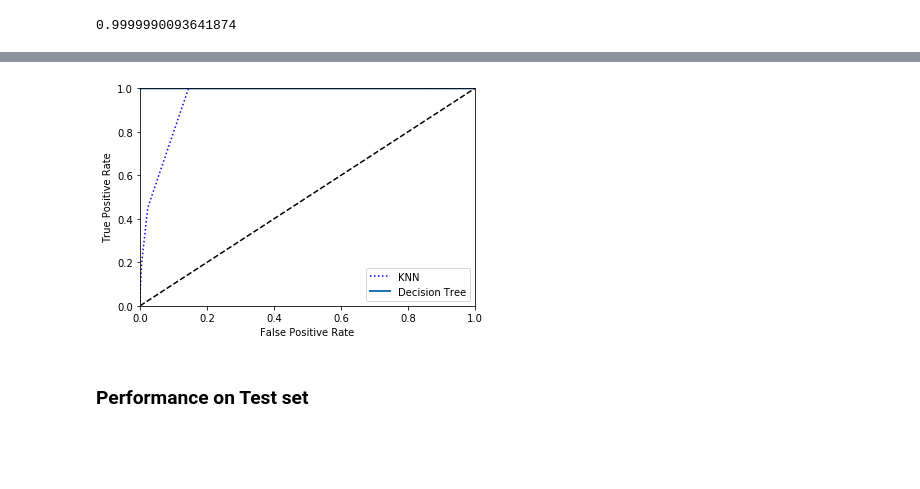
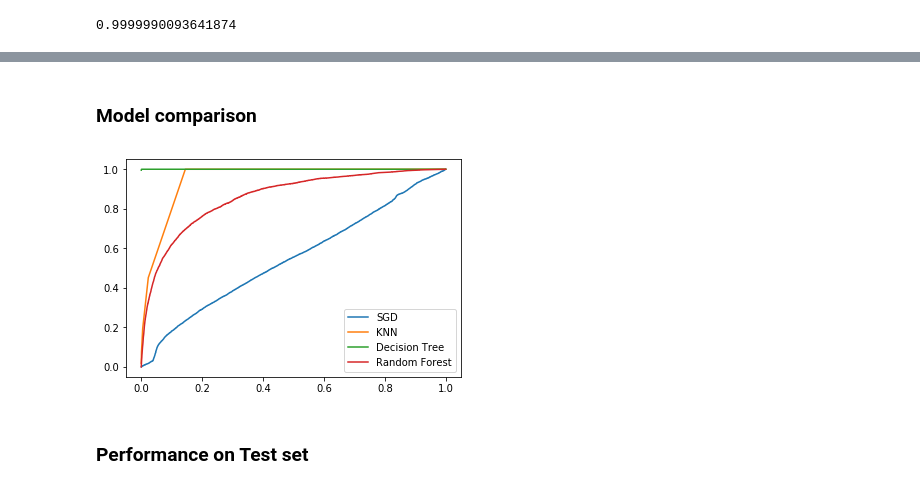
Before and after one commit to sontong22/FinancialCredit, a Jupyter notebook: TrainModels.ipynb, the cells around one changed output, grey strips where cells are left out. Saved outputs shown, nothing was run; the diff lists cells and outputs as text; code cells hidden in the pictures; blank space fills up the shorter version.

Commit message:
Finish hyperparameter tuning. WIP ROC with cross validation and model ensemble

```diff
--- a/TrainModels.ipynb
+++ b/TrainModels.ipynb
@@ -217,0 +419,4 @@ roc_auc_score(Y_train, Y_pred_proba)
+# %%
+dt = DecisionTreeClassifier()
+dt_gs = GridSearchCV(dt, param_grid, cv=5, n_jobs=-1, error_score='f1')
+dt_gs.fit(X_train, Y_train)
@@ -217,0 +446,3 @@ roc_auc_score(Y_train, Y_pred_proba)
+# %%
+dt_tuned = DecisionTreeClassifier(max_depth=5, max_features=10, min_samples_leaf=4, min_samples_split=5)
+dt_tuned.fit(X_train, Y_train)
@@ -217,0 +553,6 @@ roc_auc_score(Y_train, Y_pred_proba)
+# %%
+from sklearn.ensemble import RandomForestClassifier
+rf = RandomForestClassifier(n_estimators=500, max_leaf_nodes=16, n_jobs=-1)
+
+# Train the model using the train set
+rf.fit(X_train, Y_train)
@@ -217,0 +625,4 @@ roc_auc_score(Y_train, Y_pred_proba)
+# %%
+# Compute false positive rate, true positive rate, and thresholds
+Y_pred_proba = rf.predict_proba(X_train)[:,1]
+fpr_rf, tpr_rf, thresholds_rf = roc_curve(Y_train, Y_pred_proba)
@@ -218,9 +682,14 @@ roc_auc_score(Y_train, Y_pred_proba)
+# %% [markdown]
+### Model comparison
 # %%
-plt.plot(fpr_knn, tpr_knn, "b:", label="KNN")
-plot_roc_curve(fpr_dt, tpr_dt, "Decision Tree")
+plt.plot(fpr_sgd, tpr_sgd, label="SGD")
+plt.plot(fpr_knn, tpr_knn, label="KNN")
+plt.plot(fpr_dt, tpr_dt, label="Decision Tree")
+plt.plot(fpr_rf, tpr_rf, label="Random Forest")
+# plot_roc_curve(fpr_rf, tpr_rf, "Random Forest")
 plt.legend(loc="lower right")
 plt.show()
 # %% [output]
-[figure, old version]
+[figure, new version]
 # %% [markdown]
 ### Performance on Test set
```
Also changed, not shown: parts of 77 cells of this notebook, 2 other files.
